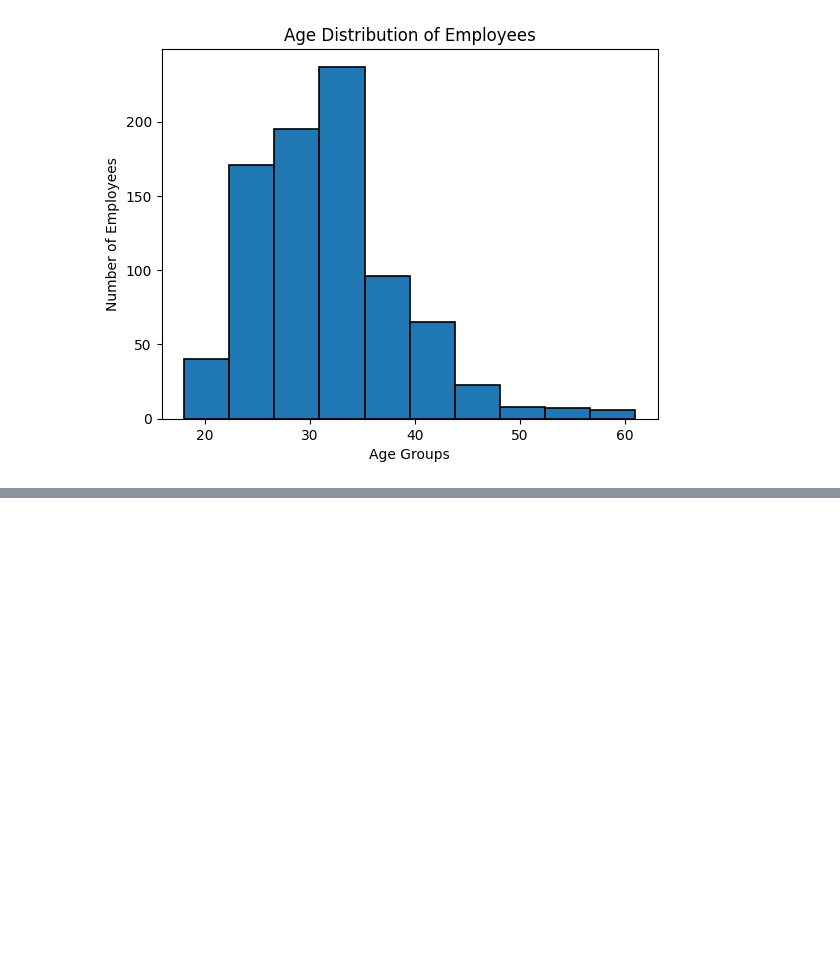
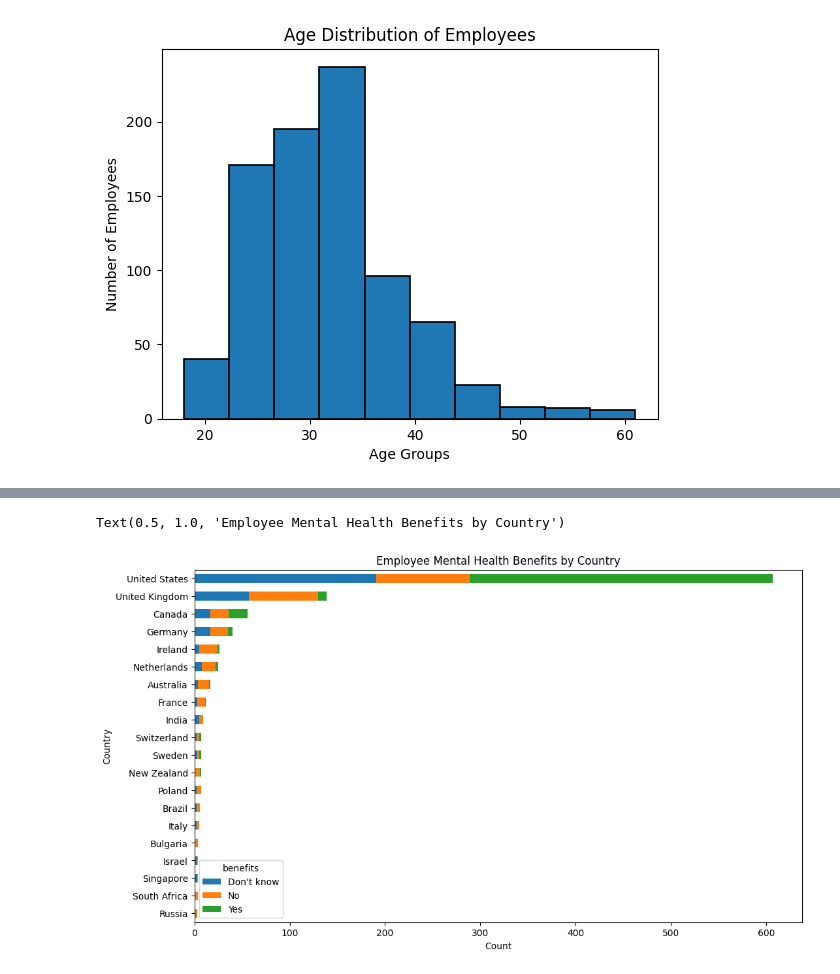
Before and after one commit to edmundlemon/mental_health_data_analysis, a Jupyter notebook: assignment.ipynb, the cells around one changed output, grey strips where cells are left out. Cells and saved outputs as stored; diff of their text form; code cells hidden in the pictures; blank space fills up the shorter version.

```diff
--- a/assignment.ipynb
+++ b/assignment.ipynb
@@ -175,0 +183,14 @@ plt.show()
+# %%
+top_countries_list = works_in_tech[works_in_tech["Country"].isin(top_countries.index)]
+by_country = top_countries_list.groupby("Country")["benefits"].value_counts().unstack()
+by_country.fillna(0, inplace=True)
+by_country['sum'] = by_country.sum(axis=1)
+by_country = by_country.sort_values('sum', ascending=False).drop(columns='sum')
+by_country.plot(kind='barh', stacked=True, figsize=(12, 7))
+plt.gca().invert_yaxis()  # so largest is at top
+plt.xlabel("Count")
+plt.ylabel("Country")
+plt.title("Employee Mental Health Benefits by Country")
+# %% [output]
+Text(0.5, 1.0, 'Employee Mental Health Benefits by Country')
+[figure, added]
```
Also changed, not shown: parts of 3 cells of this notebook.
